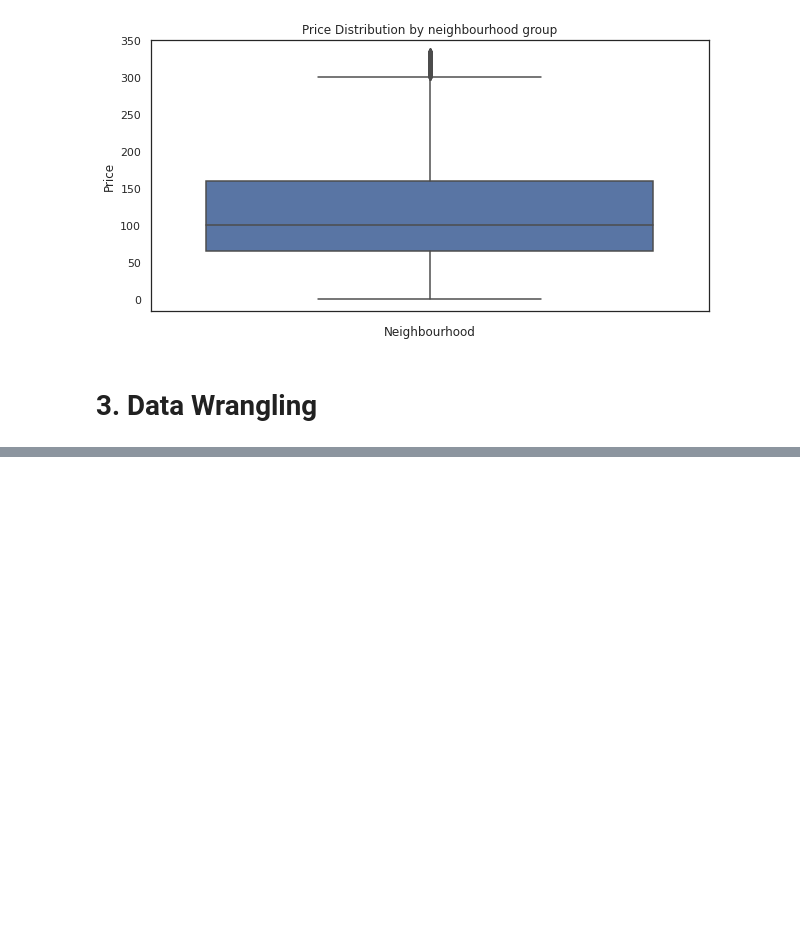
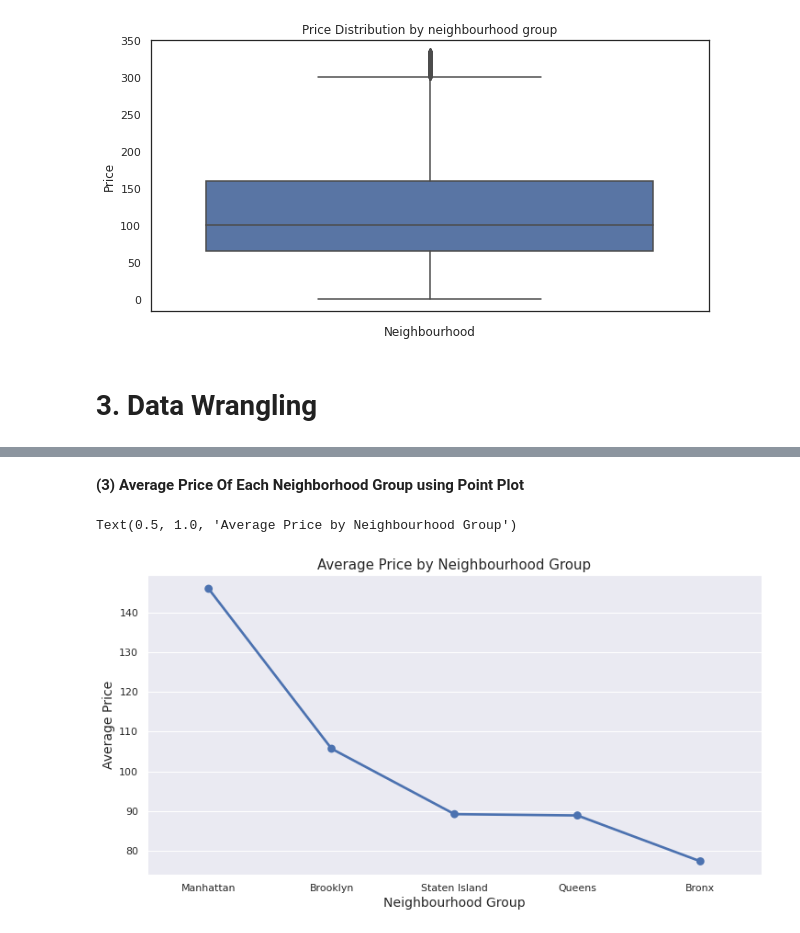
Before and after one commit to NANDINIKeremegaladhoddiShivalingaiah/Airbnb-Exploratory-Data-Analysis-EDA-, a Jupyter notebook: Airbnb_Exploratory_Data_Analysis.ipynb, the cells around one changed output, grey strips where cells are left out. Cells and saved outputs as stored; diff of their text form; code cells hidden in the pictures; blank space fills up the shorter version.

```diff
--- a/Airbnb_Exploratory_Data_Analysis.ipynb
+++ b/Airbnb_Exploratory_Data_Analysis.ipynb
@@ -387,0 +436,4 @@ plt.show()
+# %%
+# Average Price Of Each Neighborhood Group
+average_price = airbnb_df_new.groupby(['neighbourhood_group'])['price'].mean().reset_index().rename(columns = {'price':'Avg_price'}).sort_values(by='Avg_price', ascending = False)
+average_price.head()
@@ -387,0 +523,15 @@ plt.show()
+# %% [markdown]
+**(3) Average Price Of Each Neighborhood Group using Point Plot**
+# %%
+#import mean function from the statistics module
+from statistics import mean
+
+# Create the point plot
+#sns.pointplot(x = 'neighbourhood_group', y='price', data=airbnb_df_new, estimator = np.mean)
+sns.pointplot(x = 'neighbourhood_group', y='Avg_price', data=average_price)
+plt.xlabel('Neighbourhood Group',fontsize=14)
+plt.ylabel('Average Price',fontsize=14)
+plt.title('Average Price by Neighbourhood Group',fontsize=15)
+# %% [output]
+Text(0.5, 1.0, 'Average Price by Neighbourhood Group')
+[figure, added]
```
Also changed, not shown: parts of 25 cells of this notebook.
